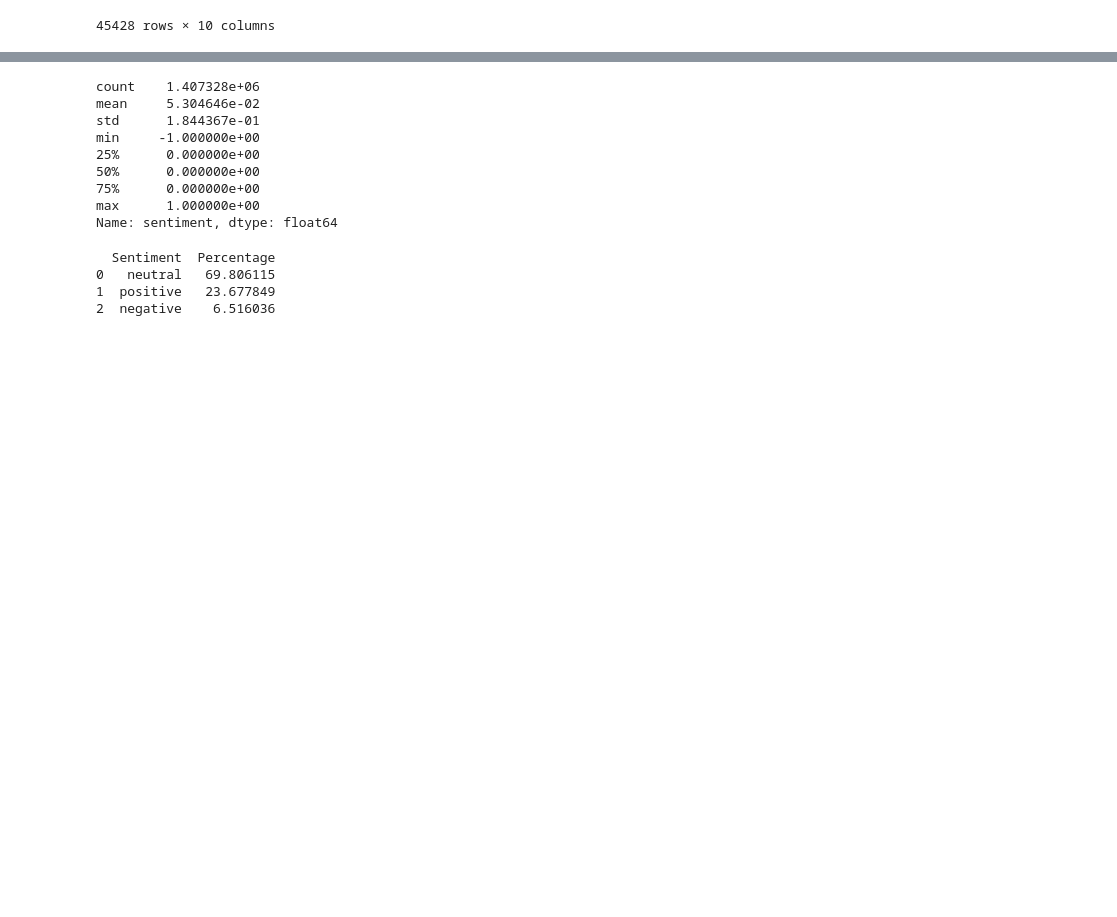
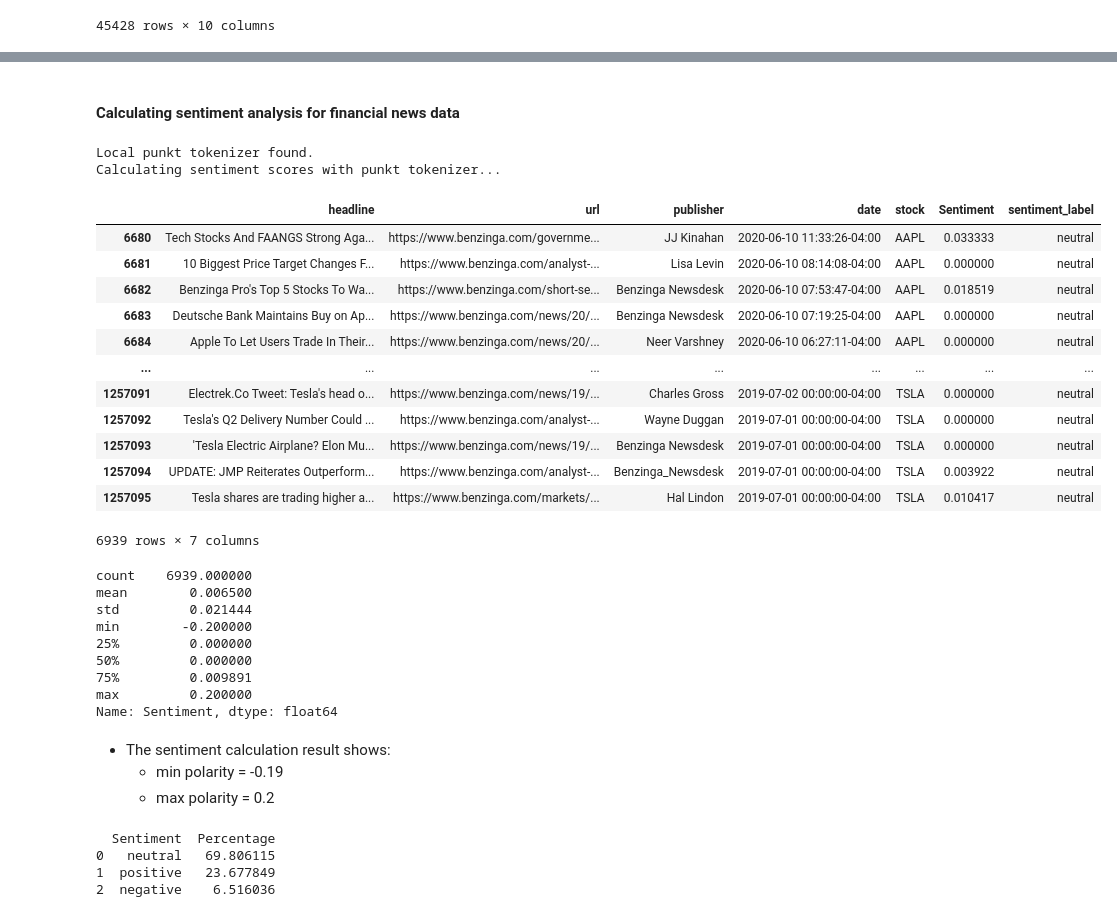
Before and after one commit to Jonepeter/Predicting-Price-Moves-with-News-Sentiment, a Jupyter notebook: notebooks/News_Stock_Correlation_Analysis.ipynb, the cells around one changed output, grey strips where cells are left out. Saved outputs shown, nothing was run; the diff lists cells and outputs as text; code cells hidden in the pictures; blank space fills up the shorter version.

```diff
--- a/notebooks/News_Stock_Correlation_Analysis.ipynb
+++ b/notebooks/News_Stock_Correlation_Analysis.ipynb
@@ -152,13 +110,33 @@ news_data.to_csv("../data/sentiment_fND.csv")
+# %% [markdown]
+#### Calculating sentiment analysis for financial news data
+# %%
+analysis.calculate_sentiment(news_data)
+# %% [output]
+Local punkt tokenizer found.
+Calculating sentiment scores with punkt tokenizer...
+|  | headline | url | publisher | date | stock | Sentiment | sentiment_label |
+| 6680 | Tech Stocks And FAANGS Strong Aga... | https://www.benzinga.com/governme... | JJ Kinahan | 2020-06-10 11:33:26-04:00 | AAPL | 0.033333 | neutral |
+| 6681 | 10 Biggest Price Target Changes F... | https://www.benzinga.com/analyst-... | Lisa Levin | 2020-06-10 08:14:08-04:00 | AAPL | 0.000000 | neutral |
+| 6682 | Benzinga Pro's Top 5 Stocks To Wa... | https://www.benzinga.com/short-se... | Benzinga Newsdesk | 2020-06-10 07:53:47-04:00 | AAPL | 0.018519 | neutral |
+| 6683 | Deutsche Bank Maintains Buy on Ap... | https://www.benzinga.com/news/20/... | Benzinga Newsdesk | 2020-06-10 07:19:25-04:00 | AAPL | 0.000000 | neutral |
+| 6684 | Apple To Let Users Trade In Their... | https://www.benzinga.com/news/20/... | Neer Varshney | 2020-06-10 06:27:11-04:00 | AAPL | 0.000000 | neutral |
+| ... | ... | ... | ... | ... | ... | ... | ... |
+| 1257091 | Electrek.Co Tweet: Tesla's head o... | https://www.benzinga.com/news/19/... | Charles Gross | 2019-07-02 00:00:00-04:00 | TSLA | 0.000000 | neutral |
+| 1257092 | Tesla's Q2 Delivery Number Could ... | https://www.benzinga.com/analyst-... | Wayne Duggan | 2019-07-01 00:00:00-04:00 | TSLA | 0.000000 | neutral |
+| 1257093 | 'Tesla Electric Airplane? Elon Mu... | https://www.benzinga.com/news/19/... | Benzinga Newsdesk | 2019-07-01 00:00:00-04:00 | TSLA | 0.000000 | neutral |
+| 1257094 | UPDATE: JMP Reiterates Outperform... | https://www.benzinga.com/analyst-... | Benzinga_Newsdesk | 2019-07-01 00:00:00-04:00 | TSLA | 0.003922 | neutral |
+| 1257095 | Tesla shares are trading higher a... | https://www.benzinga.com/markets/... | Hal Lindon | 2019-07-01 00:00:00-04:00 | TSLA | 0.010417 | neutral |
+6939 rows × 7 columns
 # %%
 # Describe financial news data sentiments
-news_data['sentiment'].describe()
+news_data['Sentiment'].describe()
 # %% [output]
-count    1.407328e+06
-mean     5.304646e-02
-std      1.844367e-01
-min     -1.000000e+00
-25%      0.000000e+00
-50%      0.000000e+00
-75%      0.000000e+00
-max      1.000000e+00
-Name: sentiment, dtype: float64
+count    6939.000000
+mean        0.006500
+std         0.021444
+min        -0.200000
+25%         0.000000
+50%         0.000000
+75%         0.009891
+max         0.200000
+Name: Sentiment, dtype: float64
@@ -178,3 +143,7 @@ news_data['l_sentiment'] = news_data['sentiment'].apply(categorize_sentiment)
+# %% [markdown]
+- The sentiment calculation result shows:
+  -  min polarity = -0.19
+  -  max polarity = 0.2
 # %%
 import seaborn as sns
 import matplotlib.pyplot as plt
```
Also changed, not shown: parts of 11 cells of this notebook.
